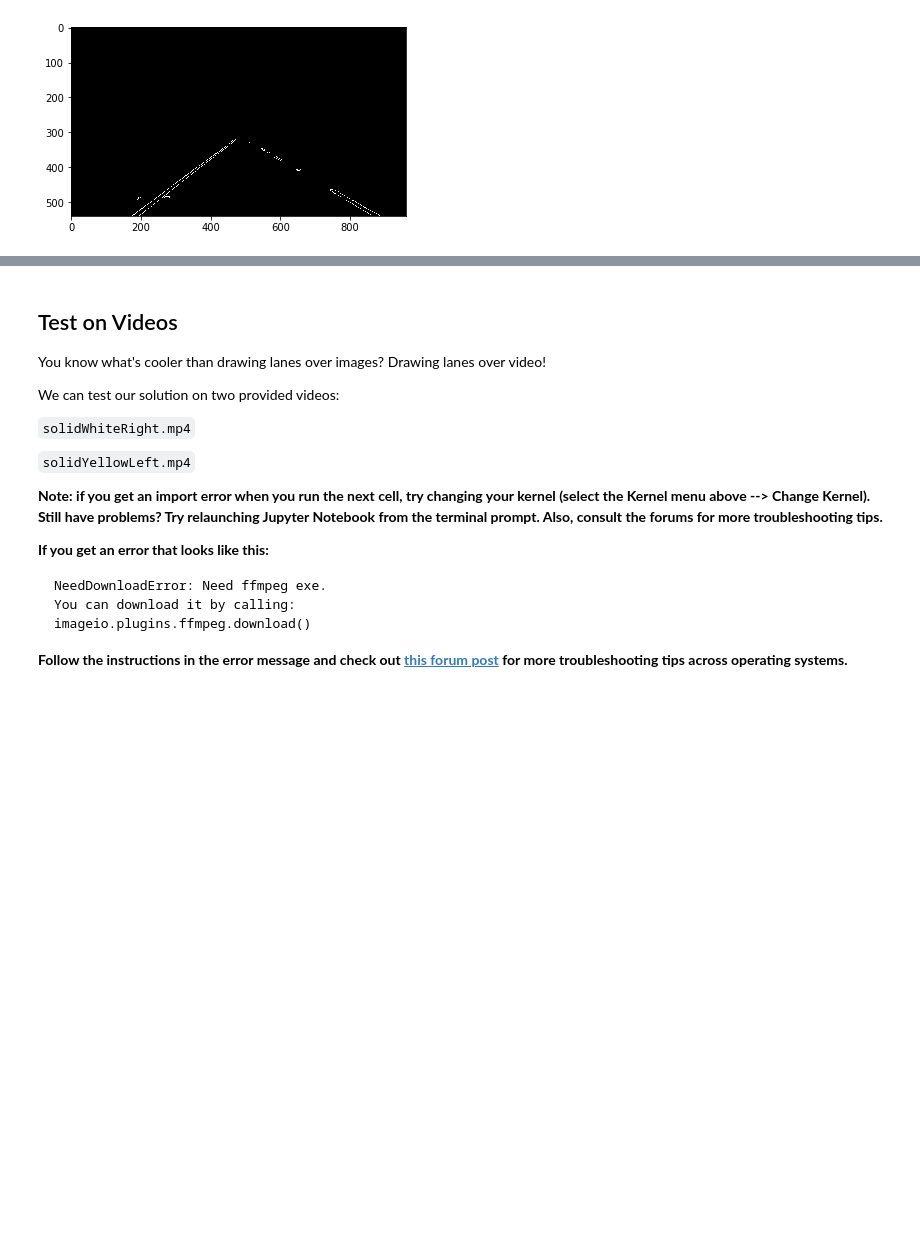
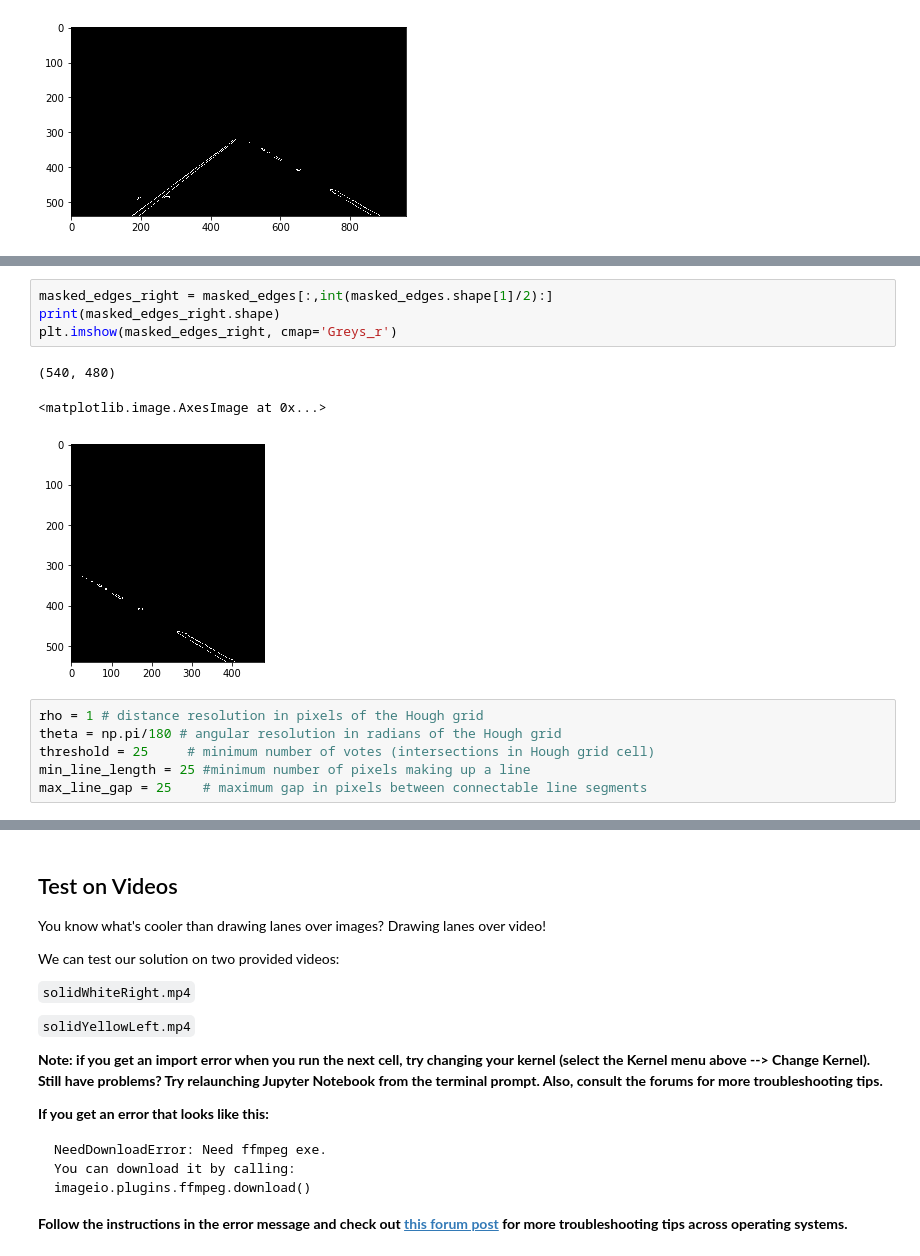
Before and after one commit to hammcin/CarND-LaneLines-P1, a Jupyter notebook: P1.ipynb, the cells around one changed output, grey strips where cells are left out. Cells and saved outputs as stored; diff of their text form; blank space fills up the shorter version.

Commit message:
feat: Apply Hough transform in pipeline

```diff
--- a/P1.ipynb
+++ b/P1.ipynb
@@ -249,0 +258,14 @@ plt.imshow(masked_edges, cmap='Greys_r')
+# %%
+masked_edges_right = masked_edges[:,int(masked_edges.shape[1]/2):]
+print(masked_edges_right.shape)
+plt.imshow(masked_edges_right, cmap='Greys_r')
+# %% [output]
+(540, 480)
+<matplotlib.image.AxesImage at 0x...>
+[figure, added]
+# %%
+rho = 1 # distance resolution in pixels of the Hough grid
+theta = np.pi/180 # angular resolution in radians of the Hough grid
+threshold = 25     # minimum number of votes (intersections in Hough grid cell)
+min_line_length = 25 #minimum number of pixels making up a line
+max_line_gap = 25    # maximum gap in pixels between connectable line segments
```
Also changed, not shown: parts of 6 cells of this notebook.
